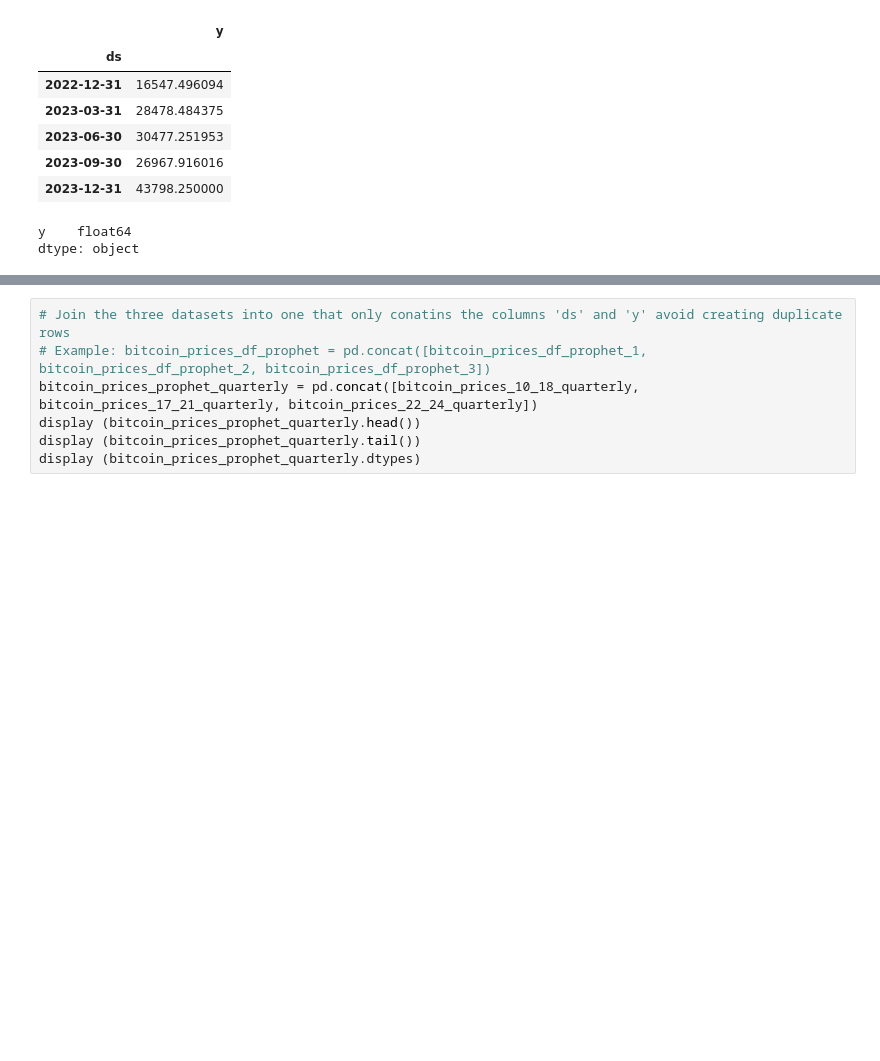
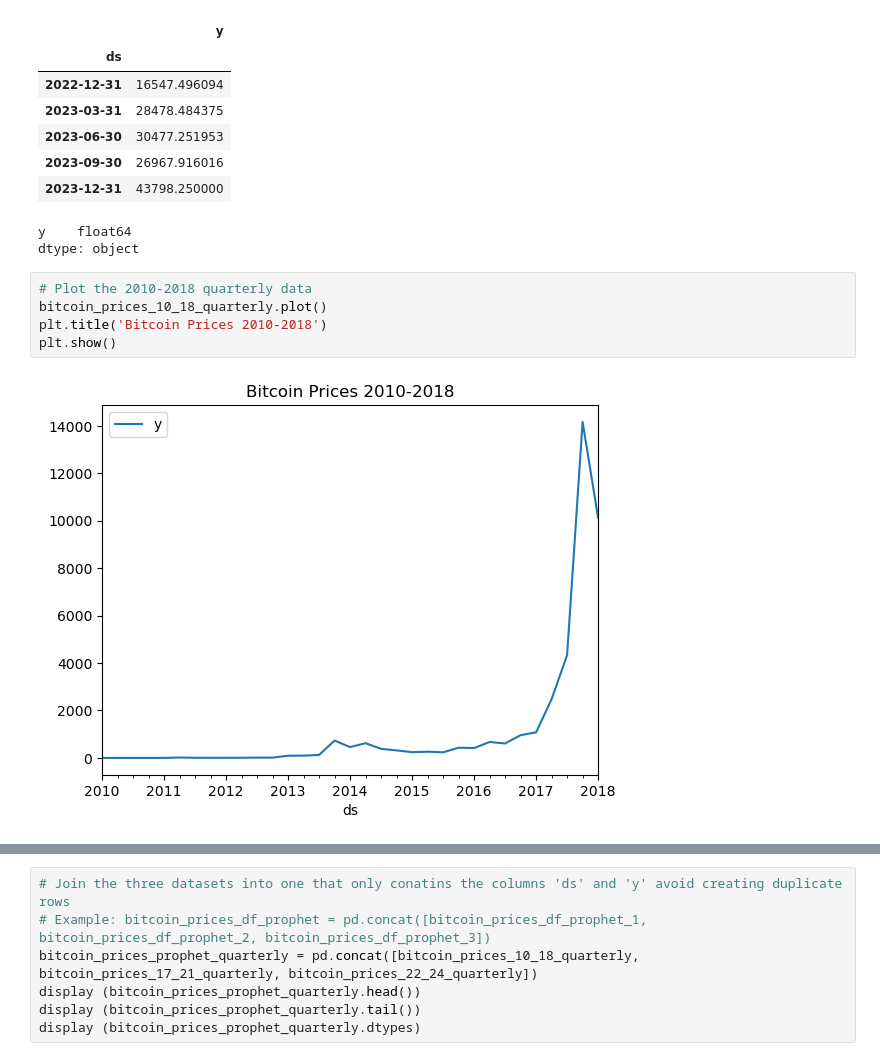
Before and after one commit to juanlavieri/housing_currency, a Jupyter notebook: Bitcoin_Prices_Analysis.ipynb, the cells around one changed output, grey strips where cells are left out. Drawn from its saved outputs; the diff is of its cells as text; blank space fills up the shorter version.

Commit message:
Adding quarterly graph for each data source in the btc data analysis

```diff
--- a/Bitcoin_Prices_Analysis.ipynb
+++ b/Bitcoin_Prices_Analysis.ipynb
@@ -262,3 +262,10 @@ display(bitcoin_prices_22_24_quarterly.dtypes)
 | 2023-12-31 | 43798.250000 |
 y    float64
 dtype: object
+# %%
+# Plot the 2010-2018 quarterly data
+bitcoin_prices_10_18_quarterly.plot()
+plt.title('Bitcoin Prices 2010-2018')
+plt.show()
+# %% [output]
+[figure, added]
```
Also changed, not shown: parts of 5 cells of this notebook, 1 other file.
